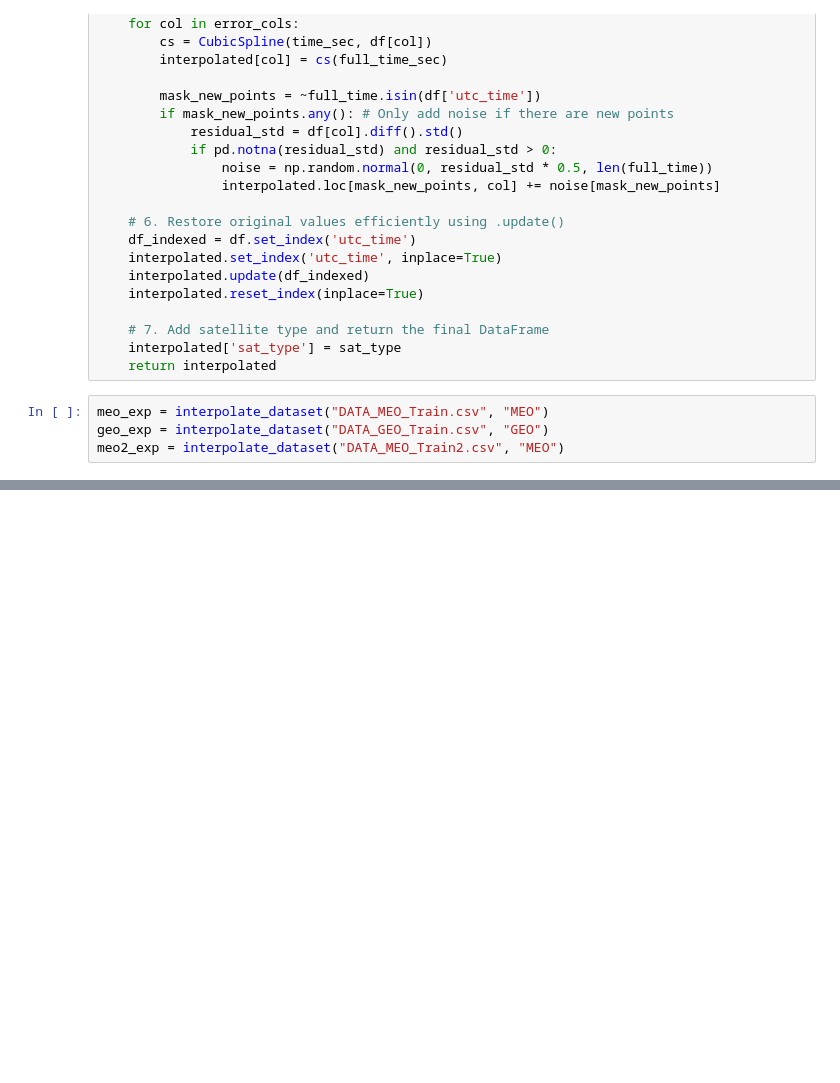
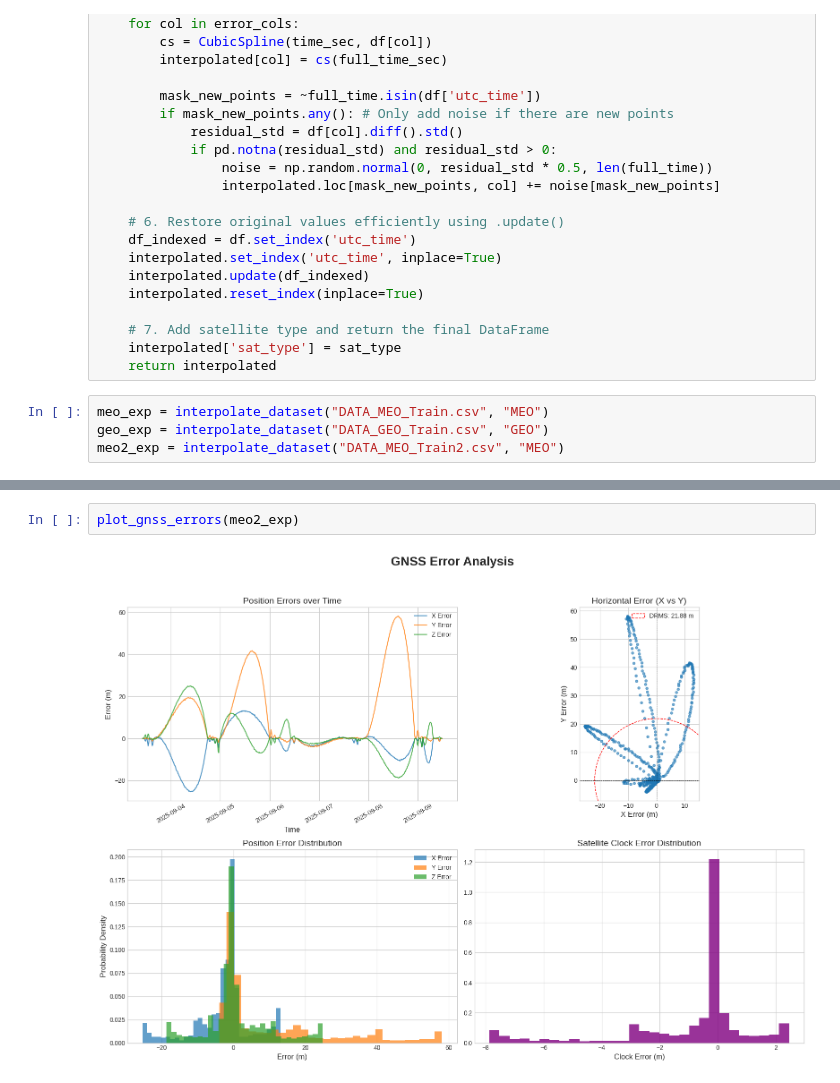
Before and after one commit to Velox0/sih, a Jupyter notebook: main.ipynb, the cells around one changed output, grey strips where cells are left out. Drawn from its saved outputs; the diff is of its cells as text; blank space fills up the shorter version.

```diff
--- a/main.ipynb
+++ b/main.ipynb
@@ -72,0 +186,4 @@ with pd.option_context('display.max_rows', None, 'display.max_columns', None):
+# %%
+plot_gnss_errors(meo2_exp)
+# %% [output]
+[figure, added]
```
Also changed, not shown: parts of 7 cells of this notebook, 1 other file.
